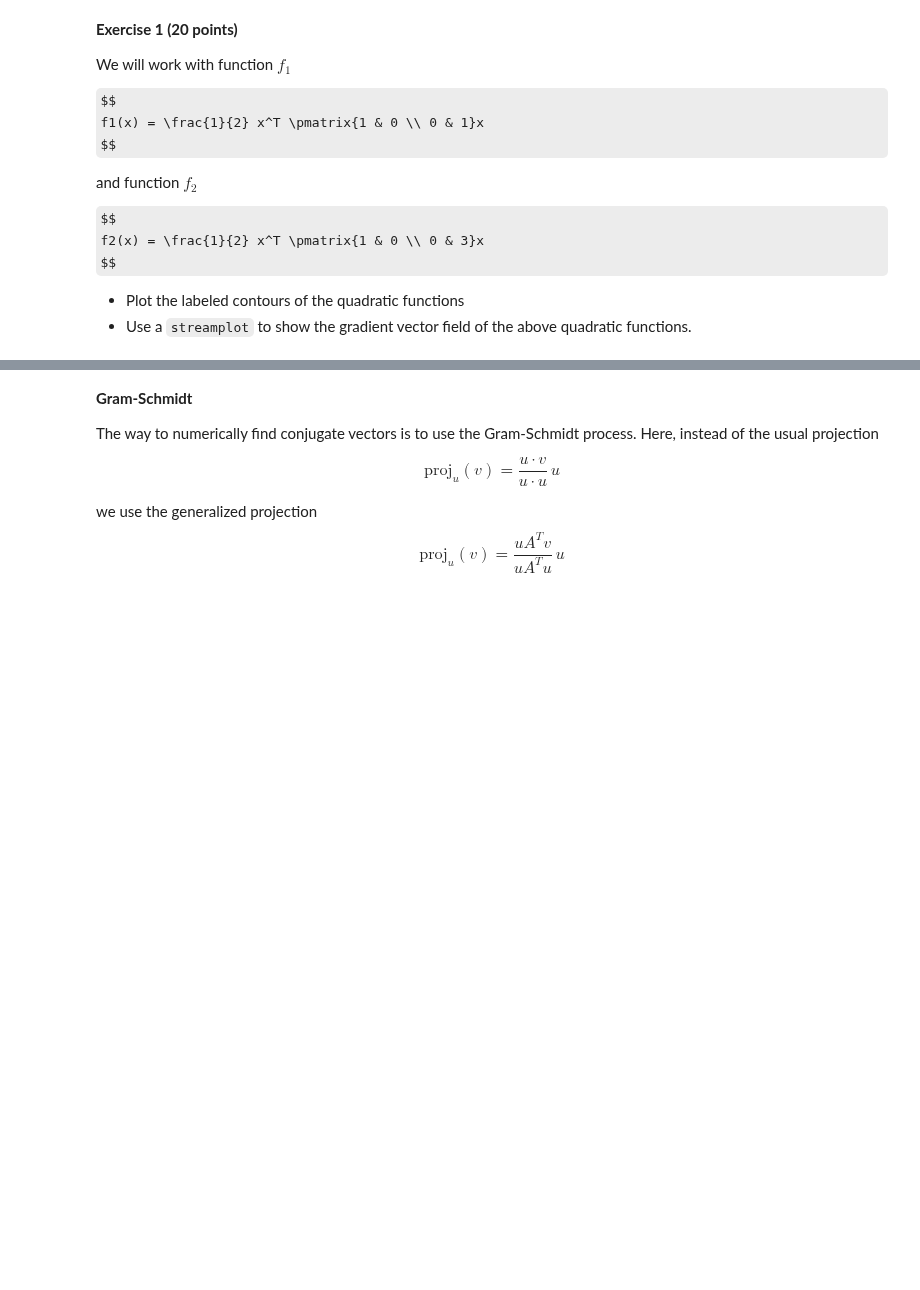
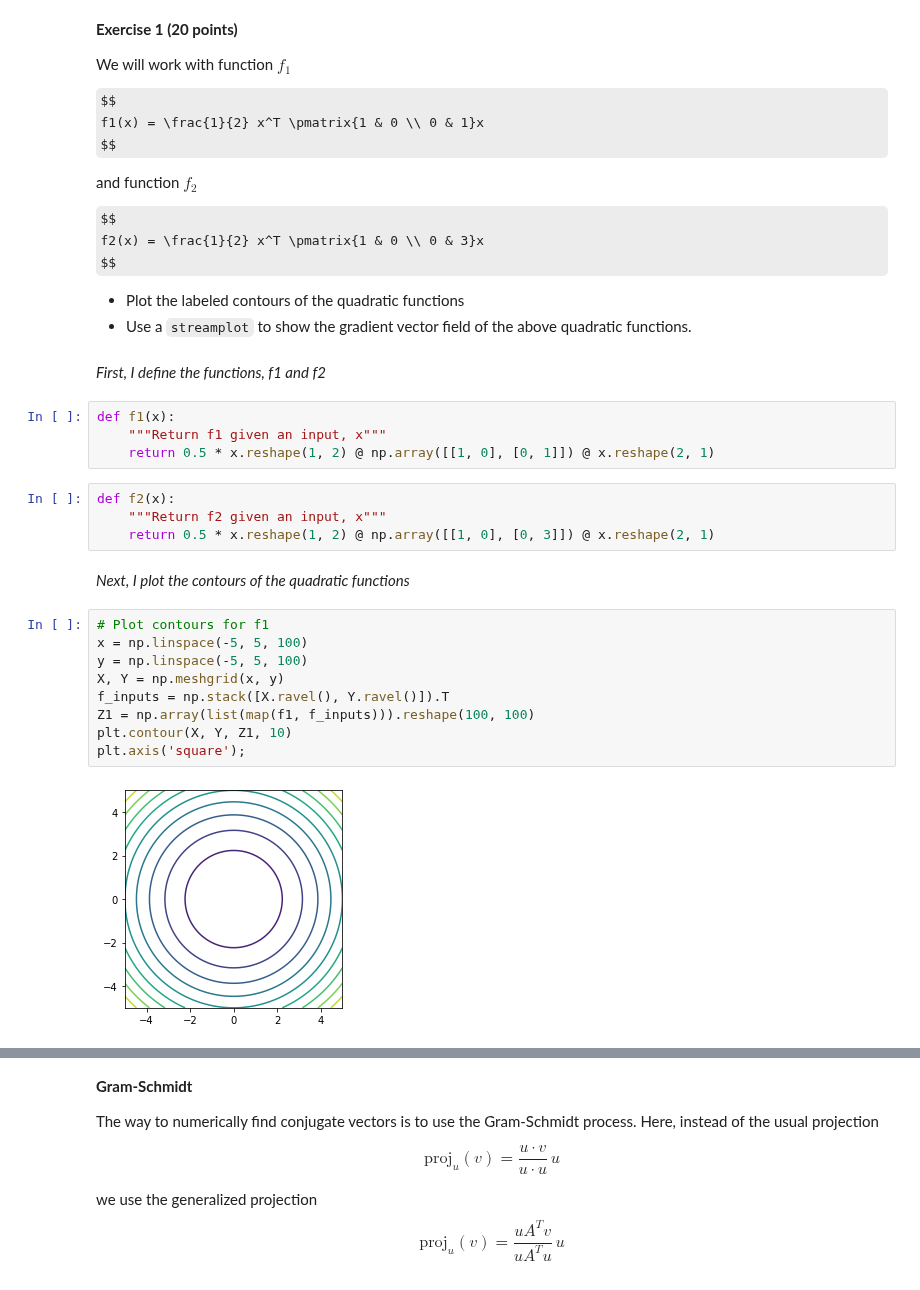
Before and after one commit to robkravec/sta-663-2021, a Jupyter notebook: notebooks/copies/homework/Homework08.ipynb, the cells around one changed output, grey strips where cells are left out. Cells and saved outputs as stored; diff of their text form; some formulas as TeX source; blank space fills up the shorter version.

```diff
--- a/notebooks/copies/homework/Homework08.ipynb
+++ b/notebooks/copies/homework/Homework08.ipynb
@@ -79,3 +79,26 @@ $$
 
 - Plot the labeled contours of the quadratic functions
 - Use a `streamplot` to show the gradient vector field of the above quadratic functions.
+# %% [markdown]
+*First, I define the functions, f1 and f2*
+# %%
+def f1(x):
+    """Return f1 given an input, x"""
+    return 0.5 * x.reshape(1, 2) @ np.array([[1, 0], [0, 1]]) @ x.reshape(2, 1)
+# %%
+def f2(x):
+    """Return f2 given an input, x"""
+    return 0.5 * x.reshape(1, 2) @ np.array([[1, 0], [0, 3]]) @ x.reshape(2, 1)
+# %% [markdown]
+*Next, I plot the contours of the quadratic functions*
+# %%
+# Plot contours for f1
+x = np.linspace(-5, 5, 100)
+y = np.linspace(-5, 5, 100)
+X, Y = np.meshgrid(x, y)
+f_inputs = np.stack([X.ravel(), Y.ravel()]).T
+Z1 = np.array(list(map(f1, f_inputs))).reshape(100, 100)
+plt.contour(X, Y, Z1, 10)
+plt.axis('square');
+# %% [output]
+[figure, added]
```
Also changed, not shown: parts of 5 cells of this notebook.
